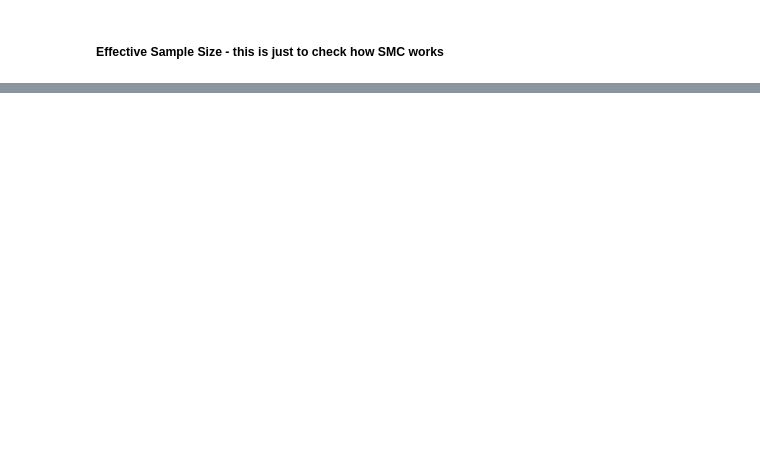
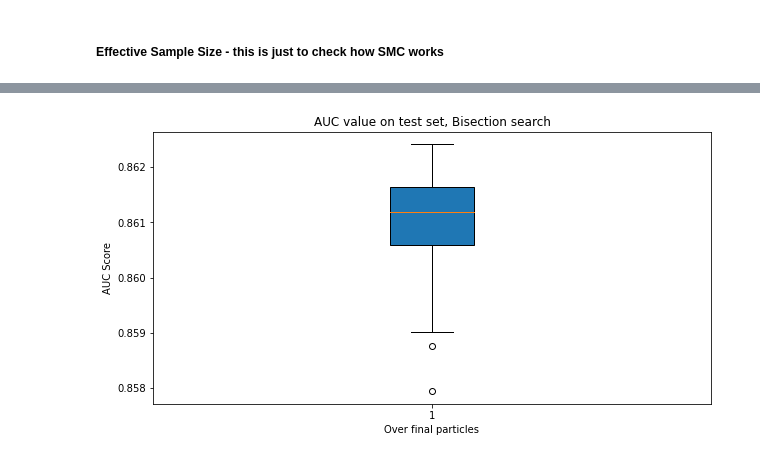
Before and after one commit to joshgivens/ClassificationwithAltLoss, a Jupyter notebook: AUC_tempering.ipynb, the cells around one changed output, grey strips where cells are left out. Cells and saved outputs as stored; diff of their text form; code cells hidden in the pictures; blank space fills up the shorter version.

```diff
--- a/AUC_tempering.ipynb
+++ b/AUC_tempering.ipynb
@@ -319,0 +461,18 @@ ESS is very wiggling because we are using minibatches... this should not be a pr
+# %%
+# Evaluate on the test set
+auc_scores_test = []
+for particle in particles:
+    score = np.dot(X_test, particle)
+    auc = roc_auc_score(y_test, score) # if we want "real auc" - i.e. no auc risk - evaluation
+    #auc = auc_risk(particle, X_test, y_test)
+    auc_scores_test.append(auc)
+
+# Create a boxplot for the AUC scores on the test set
+plt.figure(figsize=(10, 5))
+plt.boxplot(auc_scores_test, vert=True, patch_artist=True)
+plt.xlabel('Over final particles')
+plt.ylabel('AUC Score')
+plt.title('AUC value on test set, Bisection search')
+plt.show()
+# %% [output]
+[figure, added]
```
Also changed, not shown: parts of 10 cells of this notebook.
